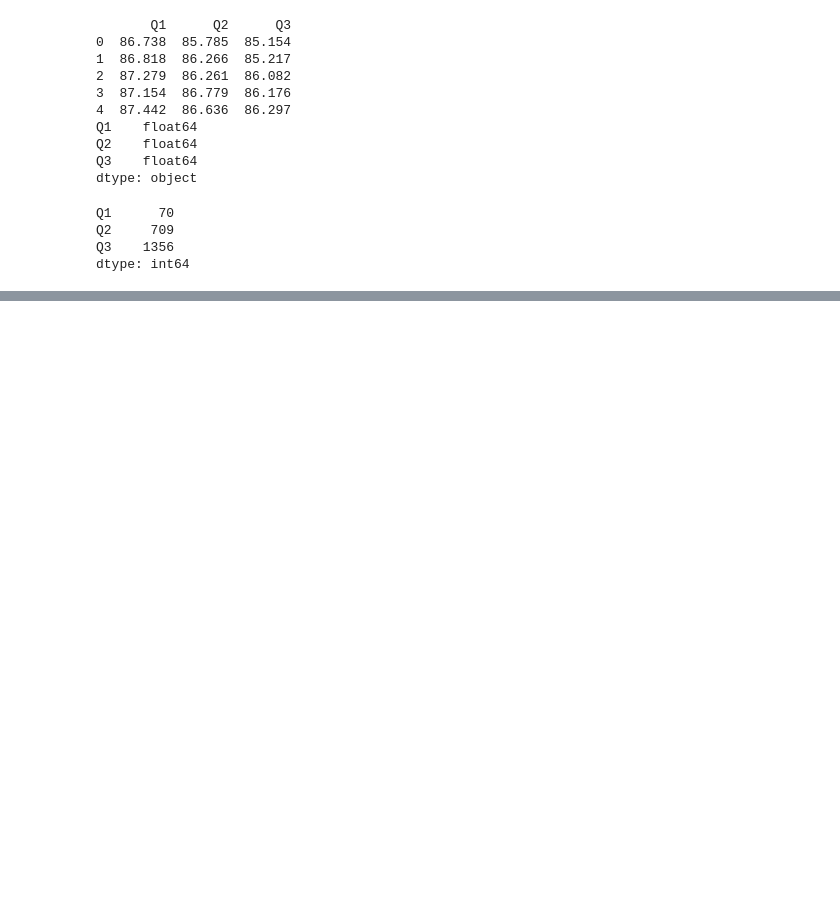
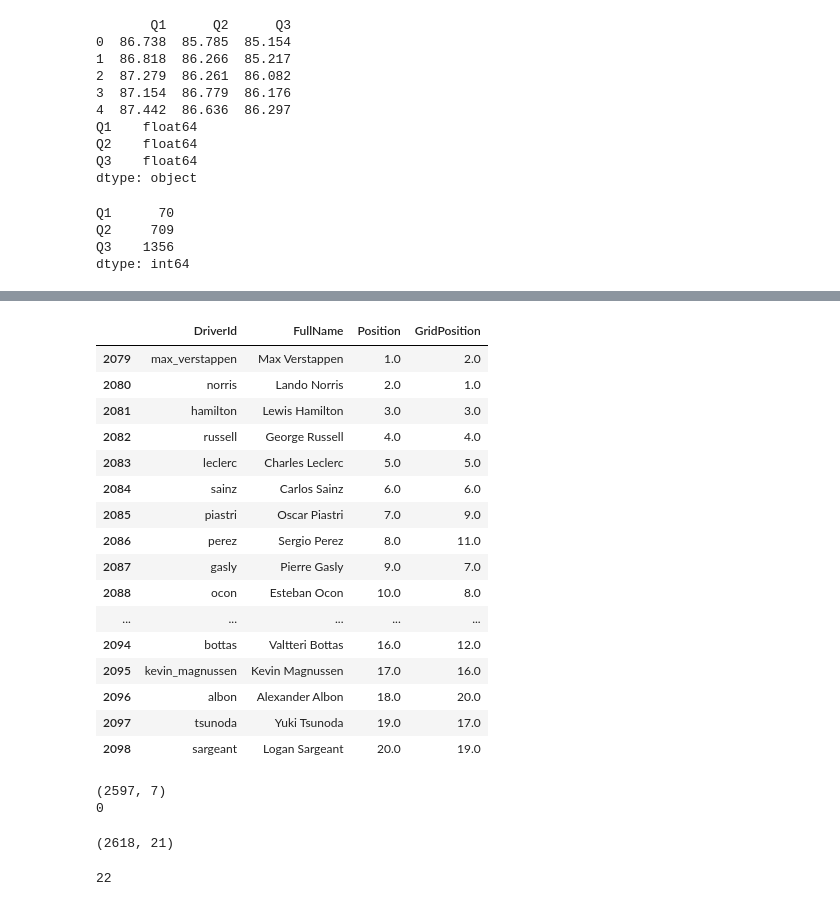
Before and after one commit to Christu-19/APEX--F1-Race-Strategy-Intelligence, a Jupyter notebook: notebooks/02_data_profiling.ipynb, the cells around one changed output, grey strips where cells are left out. Saved outputs shown, nothing was run; the diff lists cells and outputs as text; code cells hidden in the pictures; blank space fills up the shorter version.

```diff
--- a/notebooks/02_data_profiling.ipynb
+++ b/notebooks/02_data_profiling.ipynb
@@ -711,3 +711,16 @@ Q1      70
 Q2     709
 Q3    1356
 dtype: int64
+# %%
+import pandas as pd
+
+race = pd.read_csv(
+    "../data/processed/cleaned_race_results.csv"
+)
+
+qualifying = pd.read_csv(
+    "../data/processed/cleaned_qualifying_results.csv"
+)
+
+print("Race:", race.shape)
+print("Qualifying:", qualifying.shape)
@@ -713,0 +835,30 @@ dtype: int64
+# %%
+race[
+    (race["Year"] == 2024) &
+    (race["Race"] == "spanish grand prix")
+][
+    [
+        "DriverId",
+        "FullName",
+        "Position",
+        "GridPosition"
+    ]
+]
+# %% [output]
+|  | DriverId | FullName | Position | GridPosition |
+| 2079 | max_verstappen | Max Verstappen | 1.0 | 2.0 |
+| 2080 | norris | Lando Norris | 2.0 | 1.0 |
+| 2081 | hamilton | Lewis Hamilton | 3.0 | 3.0 |
+| 2082 | russell | George Russell | 4.0 | 4.0 |
+| 2083 | leclerc | Charles Leclerc | 5.0 | 5.0 |
+| 2084 | sainz | Carlos Sainz | 6.0 | 6.0 |
+| 2085 | piastri | Oscar Piastri | 7.0 | 9.0 |
+| 2086 | perez | Sergio Perez | 8.0 | 11.0 |
+| 2087 | gasly | Pierre Gasly | 9.0 | 7.0 |
+| 2088 | ocon | Esteban Ocon | 10.0 | 8.0 |
+| ... | ... | ... | ... | ... |
+| 2094 | bottas | Valtteri Bottas | 16.0 | 12.0 |
+| 2095 | kevin_magnussen | Kevin Magnussen | 17.0 | 16.0 |
+| 2096 | albon | Alexander Albon | 18.0 | 20.0 |
+| 2097 | tsunoda | Yuki Tsunoda | 19.0 | 17.0 |
+| 2098 | sargeant | Logan Sargeant | 20.0 | 19.0 |
@@ -713,0 +887,29 @@ dtype: int64
+# %%
+print(qualifying_features.shape)
+
+print(
+    qualifying_features.duplicated(
+        subset=["Year", "Race", "DriverId"]
+    ).sum()
+)
+# %% [output]
+(2597, 7)
+0
+# %%
+driver_race = race.merge(
+    qualifying_features,
+    on=["Year", "Race", "DriverId"],
+    how="left",
+    validate="one_to_one"
+)
+print(driver_race.shape)
+# %% [output]
+(2618, 21)
+# %%
+print(
+    driver_race[
+        "QualifyingPosition"
+    ].isna().sum()
+)
+# %% [output]
+22
```
Also changed, not shown: parts of 8 cells of this notebook, 1 other file.
